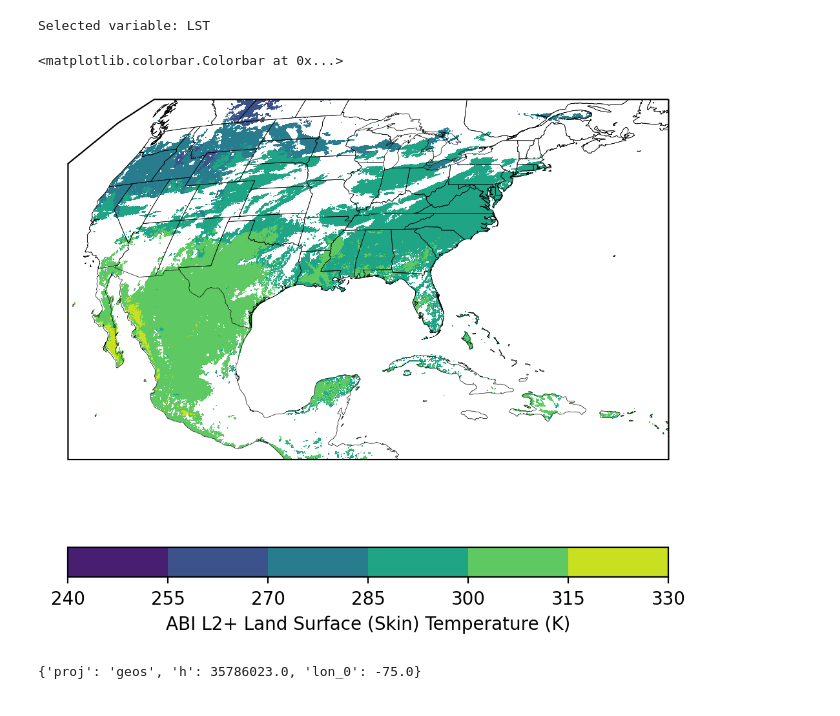
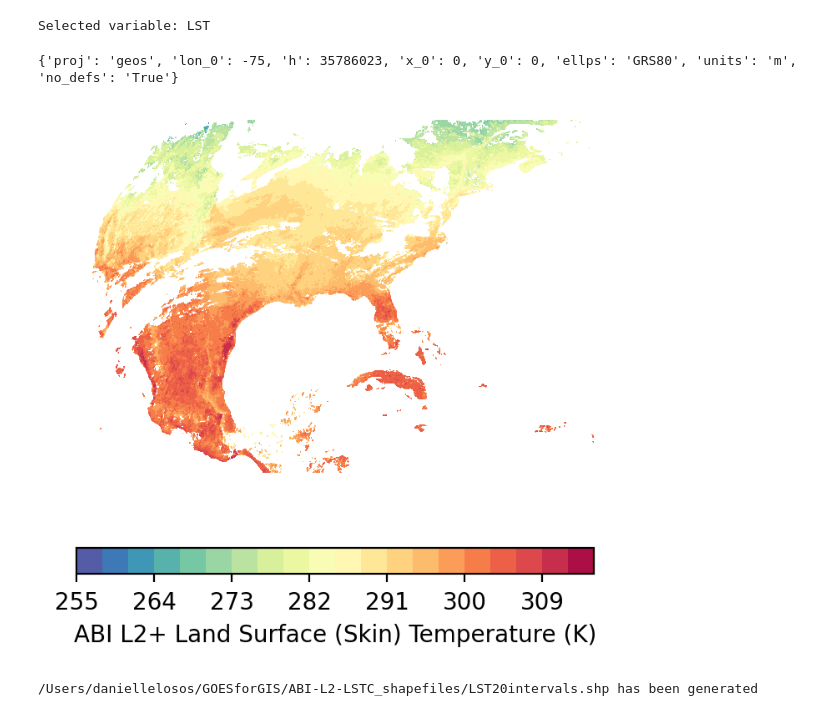
Before and after one commit to daniellelosos/GOES-R_NetCDF_to_Shapefile, a Jupyter notebook: Continuous variable to contour to shapefile.ipynb, the cells around one changed output. Cells and saved outputs as stored; diff of their text form; code cells hidden in the pictures.

```diff
--- a/Continuous variable to contour to shapefile.ipynb
+++ b/Continuous variable to contour to shapefile.ipynb
@@ -14,17 +13,17 @@ from fiona.crs import from_string
 # Adjust the variable inputs to create the prefix for the file of interest
 bucket_name = 'noaa-goes16' # Change to 'noaa-goes17' for GOES-17 satellite
 product_name = 'ABI-L2-LSTC'# See 'https://docs.opendata.aws/noaa-goes16/cics-readme.html' for other GOES-R products
-# The following products do not use the ABI fixed grid and will not work with this script:
-# Derived Motion Winds, Hurricane Intensity, Downward Shortwave Radiation, and Reflected Shortwave Radiation products
+# The following GOES-R L2+ products do not use the ABI fixed grid and will not work with this script:
+# Derived Motion Winds, Hurricane Intensity, Downward Shortwave Radiation, and Reflected Shortwave Radiation
 year = 2020
-day_of_year = 325
-hour = 18
+day_of_year = 305
+hour = 16
 
 # Adjust pathname to local directory
 directory = "/Users/daniellelosos/GOESforGIS/"
 
-# Adjust the number of contour intervals
-intervals = 5
+# Adjust the number of discrete intervals for the contour plot
+intervals = 20
 # %%
 # Make new directories to store files
 if not os.path.isdir(directory + product_name +"_netCDFs"):
@@ -86,17 +73,23 @@ geos = ccrs.Geostationary(central_longitude=sat_lon,
+# %%
+# Open netCDF file with rasterio
+netCDF_file = xr.open_rasterio('netcdf:{0}:{1}'.format(path, var))
+
+# Parse GOES-R geostationary coordinate reference system (crs)
+goesR_projection = netCDF_file.crs
+goesRcrs = from_string(goesR_projection)
+print (goesRcrs)
+# %% [output]
+{'proj': 'geos', 'lon_0': -75, 'h': 35786023, 'x_0': 0, 'y_0': 0, 'ellps': 'GRS80', 'units': 'm', 'no_defs': 'True'}
 # %%
-# Display contour plot, overlay with country and state borders
-data = ds[var].data
-fig = plt.figure(figsize=(6,6),dpi=200)
-ax = plt.axes(projection=geos)
-ax.coastlines(resolution='50m', color='black', linewidth=0.25)
-ax.add_feature(ccrs.cartopy.feature.STATES, linewidth=0.25)
-if product_name.endswith('C'):
-    ax.set_extent([x.min(), x.max(), y.min(), y.max()], geos)
+# Plot the variable to check if data loaded correctly
+variable = ds[var].data
+fig = plt.figure(figsize=(4,4),dpi=200)
 matrixX, matrixY = np.meshgrid(x, y)
-contours = plt.contourf(matrixX, matrixY, data, intervals, cmap = 'viridis', origin = 'upper')
+contours = plt.contourf(matrixX, matrixY, variable, intervals, cmap = 'Spectral_r', origin = 'upper')
 
 # Add a colobar and axis label
 plt.colorbar(label = var_name + ' ('+ units_name +')', orientation = 'horizontal')
+plt.axis('off')
+plt.show()
 # %% [output]
-<matplotlib.colorbar.Colorbar at 0x...>
-[figure, old version]
+[figure, new version]
@@ -103,24 +99,14 @@ plt.colorbar(label = var_name + ' ('+ units_name +')', orientation = 'horizontal
 # %%
-# Create lookup table for contour intervals
-lvl_lookup = dict(zip(contours.collections, contours.levels))
-
 # Define a polygon feature geometry with one attribute
-shp_name = directory + product_name + "_shapefiles/" + var + ".shp"
+shp_name = directory + product_name + "_shapefiles/" + var + str(intervals) +"intervals.shp"
 structure = {
     'geometry': 'Polygon',
     'properties': {var: 'int'}}
-
-# Write proj string for the GOES-R geostationary projection and convert to a coordinate reference system (crs)
-proj_string = f'+proj=geos +h={sat_h} +lon_0={sat_lon} +sweep=x'
-goes_crs = from_string(proj_string)
-print (goes_crs)
-# %% [output]
-{'proj': 'geos', 'h': 35786023.0, 'lon_0': -75.0}
 # %%
 # This may take several minutes. The computation time will vary in proportion to the number of intervals.
 
 # Write a new shapefile with the GOES-R projection
-with fiona.open(shp_name, 'w', crs = goes_crs, driver='ESRI Shapefile', schema = structure) as shapefile:
+with fiona.open(shp_name, 'w', crs = goesRcrs, driver='ESRI Shapefile', schema = structure) as shapefile:
 
     ## Loop through each contour ring, converting each to a polygon, and writing each to the shapefile
     for i, collection in enumerate(contours.collections):
@@ -148,3 +134,5 @@ with fiona.open(shp_name, 'w', crs = goes_crs, driver='ESRI Shapefile', schema =
             'properties': {var: z}})
 
 print(shp_name + " has been generated")
+# %% [output]
+/Users/daniellelosos/GOESforGIS/ABI-L2-LSTC_shapefiles/LST20intervals.shp has been generated
```
Also changed, not shown: parts of 6 cells of this notebook.
